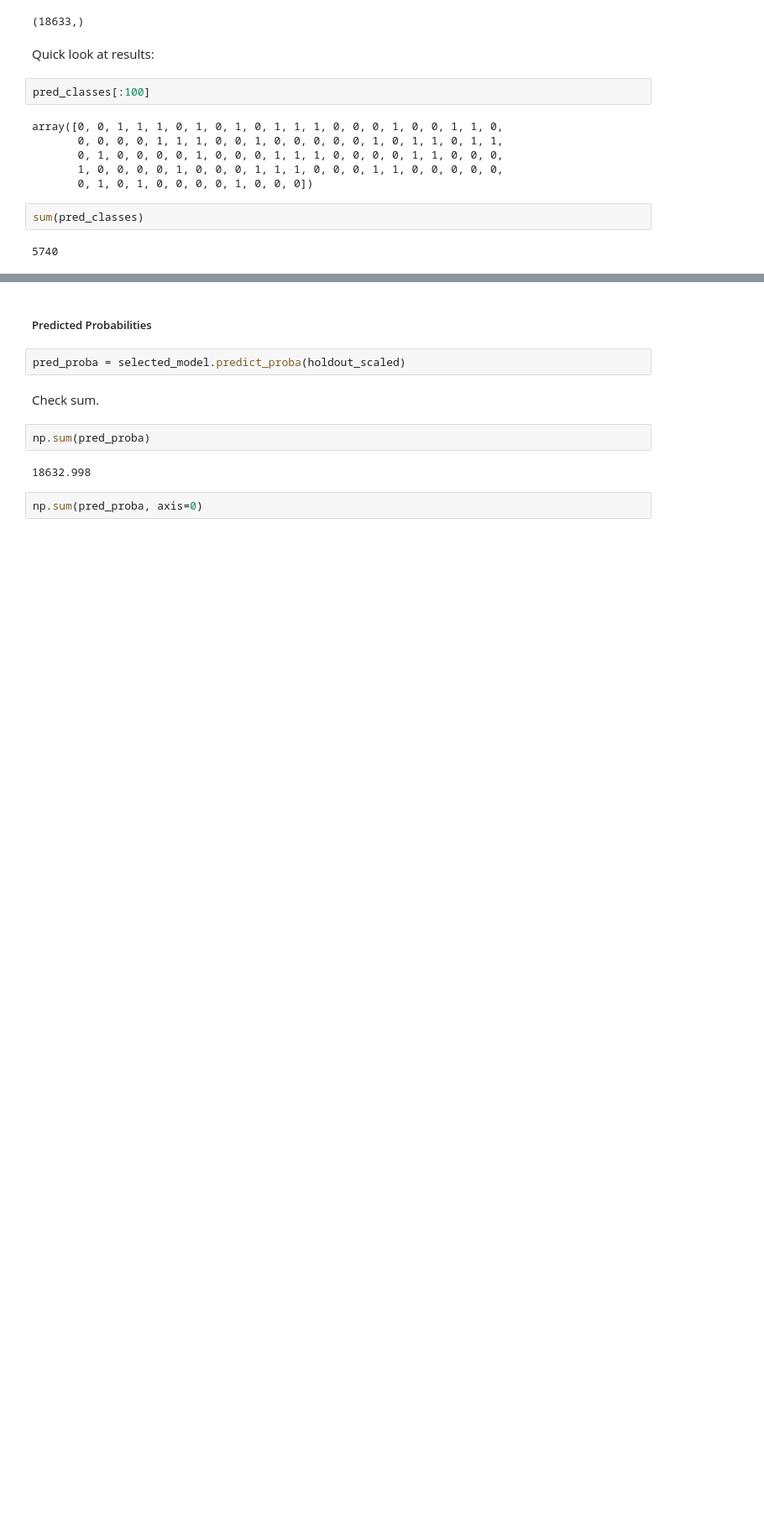
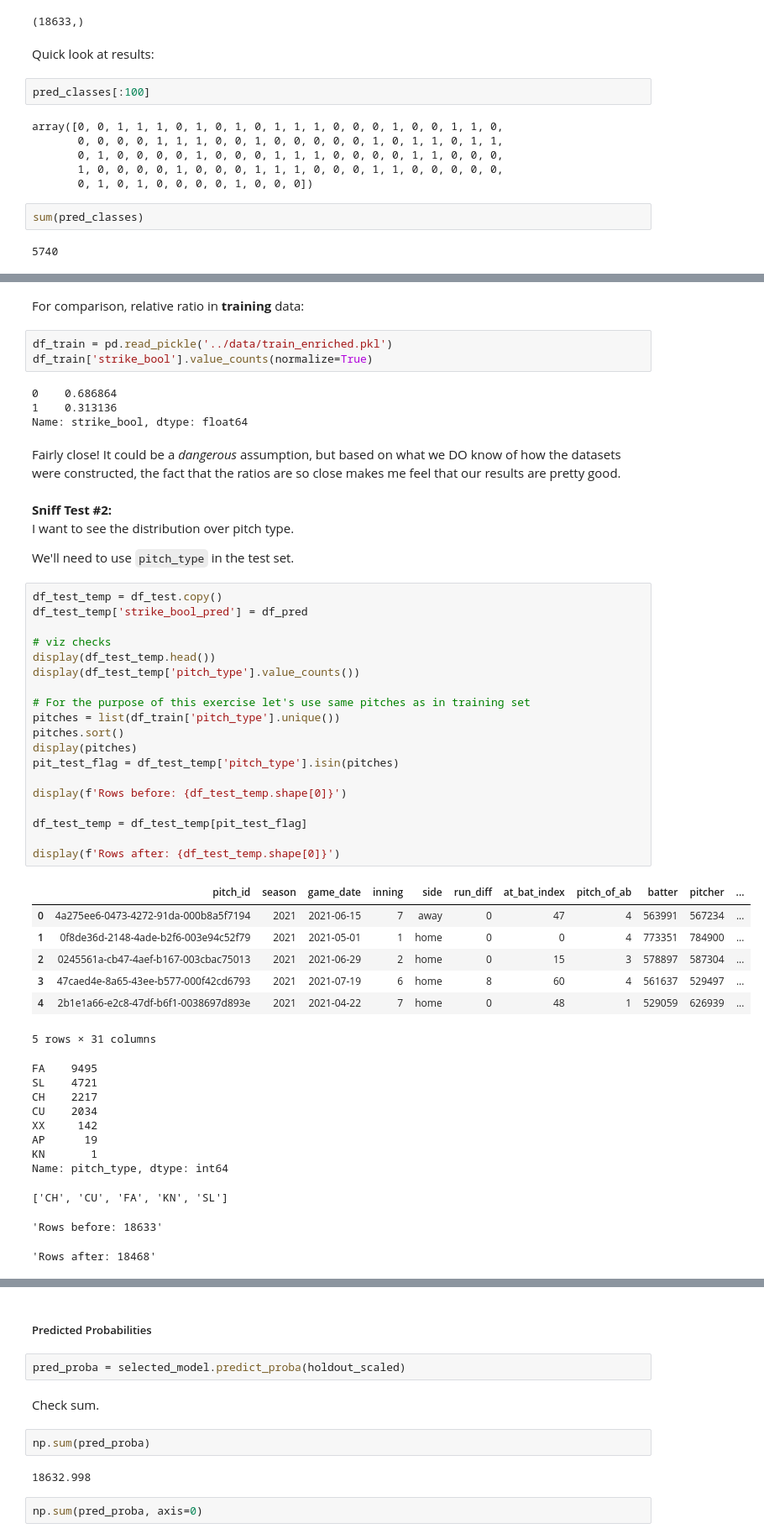
Before and after one commit to werlindo/called-third-strike, a Jupyter notebook: notebooks/07_produce_strike_probabilities.ipynb, the cells around one changed output, grey strips where cells are left out. Shown: that part at 84% size. Saved outputs shown, nothing was run; the diff lists cells and outputs as text; blank space fills up the shorter version.

```diff
--- a/notebooks/07_produce_strike_probabilities.ipynb
+++ b/notebooks/07_produce_strike_probabilities.ipynb
@@ -610,0 +685,54 @@ Fairly close! It could be a _dangerous_ assumption, but based on what we DO know
+# %% [markdown]
+For comparison, relative ratio in **training** data:
+# %%
+df_train = pd.read_pickle('../data/train_enriched.pkl')
+df_train['strike_bool'].value_counts(normalize=True)
+# %% [output]
+0    0.686864
+1    0.313136
+Name: strike_bool, dtype: float64
+# %% [markdown]
+Fairly close! It could be a _dangerous_ assumption, but based on what we DO know of how the datasets were constructed, the fact that the ratios are so close makes me feel that our results are pretty good.
+# %% [markdown]
+**Sniff Test #2:**
+I want to see the distribution over pitch type.
+
+We'll need to use `pitch_type` in the test set.
+# %%
+df_test_temp = df_test.copy()
+df_test_temp['strike_bool_pred'] = df_pred
+
+# viz checks
+display(df_test_temp.head())
+display(df_test_temp['pitch_type'].value_counts())
+
+# For the purpose of this exercise let's use same pitches as in training set
+pitches = list(df_train['pitch_type'].unique())
+pitches.sort()
+display(pitches)
+pit_test_flag = df_test_temp['pitch_type'].isin(pitches)
+
+display(f'Rows before: {df_test_temp.shape[0]}')
+
+df_test_temp = df_test_temp[pit_test_flag]
+
+display(f'Rows after: {df_test_temp.shape[0]}')
+# %% [output]
+|  | pitch_id | season | game_date | inning | side | run_diff | at_bat_index | pitch_of_ab | batter | pitcher | ... |
+| 0 | 4a275ee6-0473-4272-91da-000b8a5f7194 | 2021 | 2021-06-15 | 7 | away | 0 | 47 | 4 | 563991 | 567234 | ... |
+| 1 | 0f8de36d-2148-4ade-b2f6-003e94c52f79 | 2021 | 2021-05-01 | 1 | home | 0 | 0 | 4 | 773351 | 784900 | ... |
+| 2 | 0245561a-cb47-4aef-b167-003cbac75013 | 2021 | 2021-06-29 | 2 | home | 0 | 15 | 3 | 578897 | 587304 | ... |
+| 3 | 47caed4e-8a65-43ee-b577-000f42cd6793 | 2021 | 2021-07-19 | 6 | home | 8 | 60 | 4 | 561637 | 529497 | ... |
+| 4 | 2b1e1a66-e2c8-47df-b6f1-0038697d893e | 2021 | 2021-04-22 | 7 | home | 0 | 48 | 1 | 529059 | 626939 | ... |
+5 rows × 31 columns
+FA    9495
+SL    4721
+CH    2217
+CU    2034
+XX     142
+AP      19
+KN       1
+Name: pitch_type, dtype: int64
+['CH', 'CU', 'FA', 'KN', 'SL']
+'Rows before: 18633'
+'Rows after: 18468'
```
Also changed, not shown: parts of 29 cells of this notebook, 1 other file.
